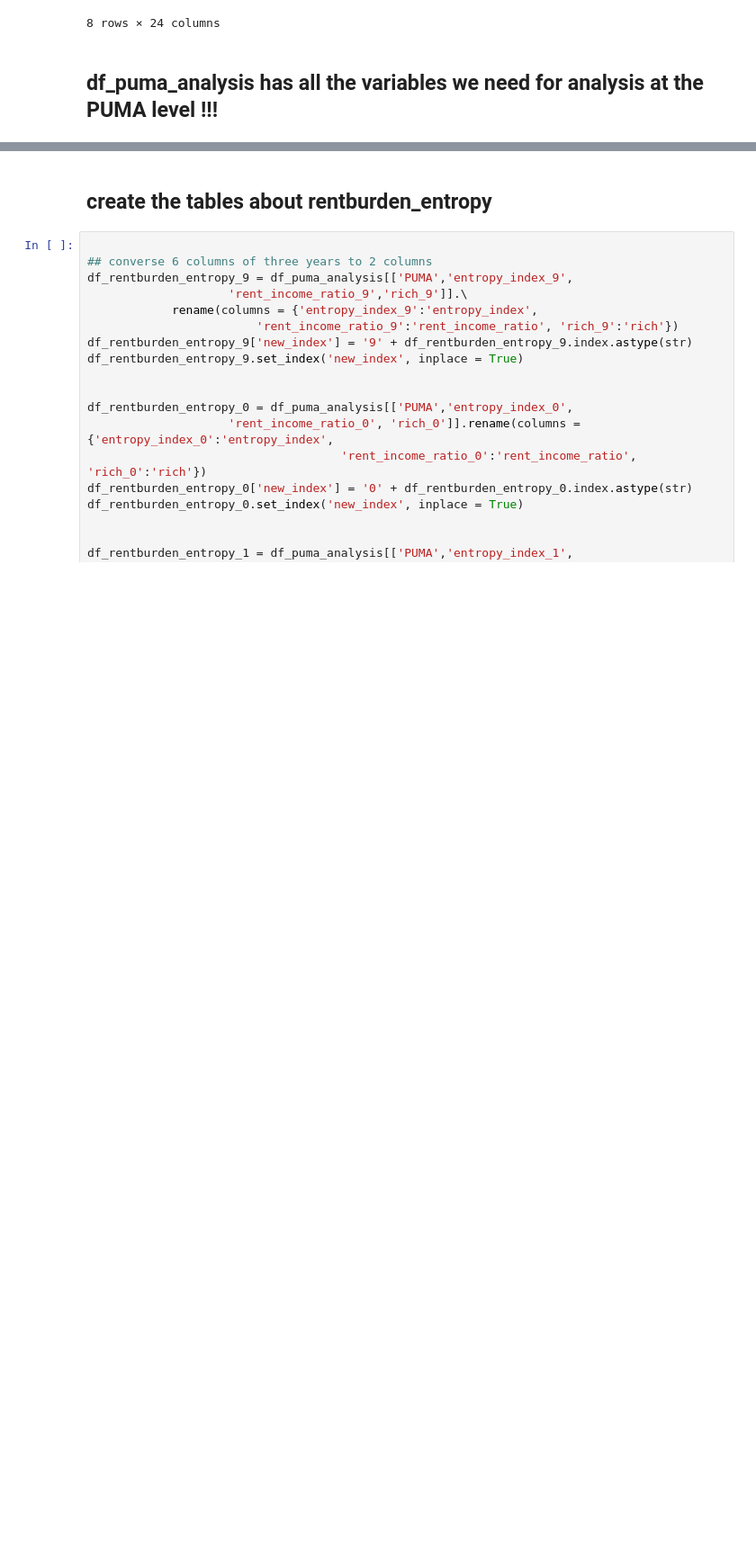
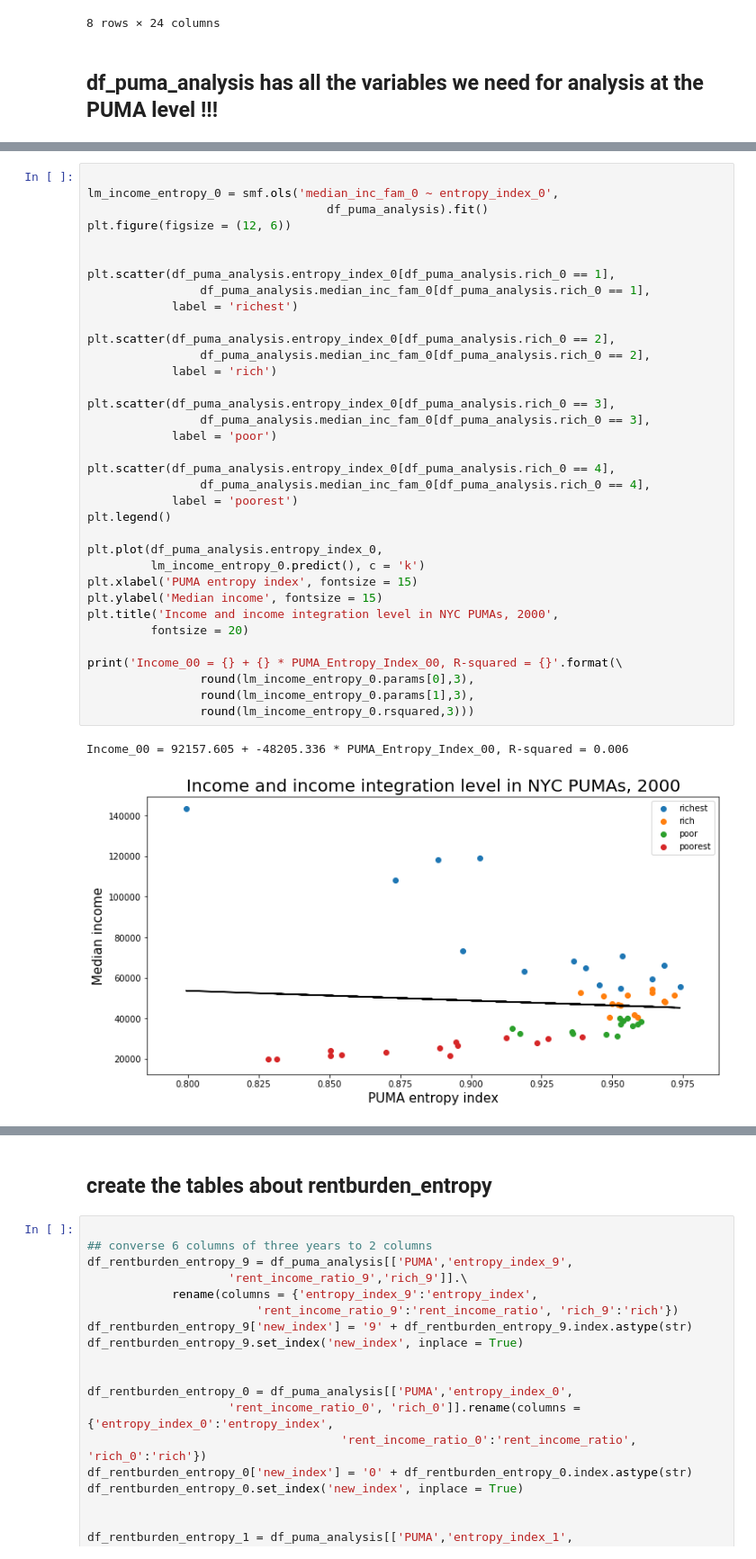
Before and after one commit to picniclin/NYC_yl5240, a Jupyter notebook: NYC_housing_and_income.ipynb, the cells around one changed output, grey strips where cells are left out. Shown at 90% size. Cells and saved outputs as stored; diff of their text form; blank space fills up the shorter version.

```diff
--- a/NYC_housing_and_income.ipynb
+++ b/NYC_housing_and_income.ipynb
@@ -1232,0 +1273,38 @@ df_puma_analysis.describe()
+# %%
+
+lm_income_entropy_0 = smf.ols('median_inc_fam_0 ~ entropy_index_0',
+                                  df_puma_analysis).fit()
+plt.figure(figsize = (12, 6))
+
+
+plt.scatter(df_puma_analysis.entropy_index_0[df_puma_analysis.rich_0 == 1],
+                df_puma_analysis.median_inc_fam_0[df_puma_analysis.rich_0 == 1],
+            label = 'richest')
+
+plt.scatter(df_puma_analysis.entropy_index_0[df_puma_analysis.rich_0 == 2],
+                df_puma_analysis.median_inc_fam_0[df_puma_analysis.rich_0 == 2],
+            label = 'rich')
+
+plt.scatter(df_puma_analysis.entropy_index_0[df_puma_analysis.rich_0 == 3],
+                df_puma_analysis.median_inc_fam_0[df_puma_analysis.rich_0 == 3],
+            label = 'poor')
+
+plt.scatter(df_puma_analysis.entropy_index_0[df_puma_analysis.rich_0 == 4],
+                df_puma_analysis.median_inc_fam_0[df_puma_analysis.rich_0 == 4],
+            label = 'poorest')
+plt.legend()
+
+plt.plot(df_puma_analysis.entropy_index_0,
+         lm_income_entropy_0.predict(), c = 'k')
+plt.xlabel('PUMA entropy index', fontsize = 15)
+plt.ylabel('Median income', fontsize = 15)
+plt.title('Income and income integration level in NYC PUMAs, 2000',
+         fontsize = 20)
+
+print('Income_00 = {} + {} * PUMA_Entropy_Index_00, R-squared = {}'.format(\
+                round(lm_income_entropy_0.params[0],3),
+                round(lm_income_entropy_0.params[1],3),
+                round(lm_income_entropy_0.rsquared,3)))
+# %% [output]
+Income_00 = 92157.605 + -48205.336 * PUMA_Entropy_Index_00, R-squared = 0.006
+[figure, added]
```
Also changed, not shown: parts of 13 cells of this notebook.
